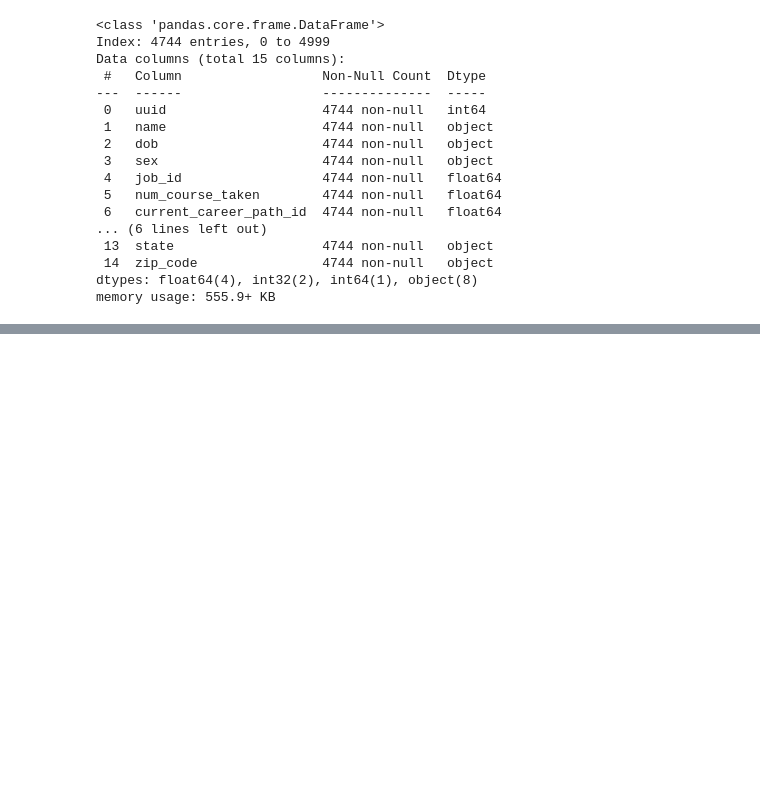
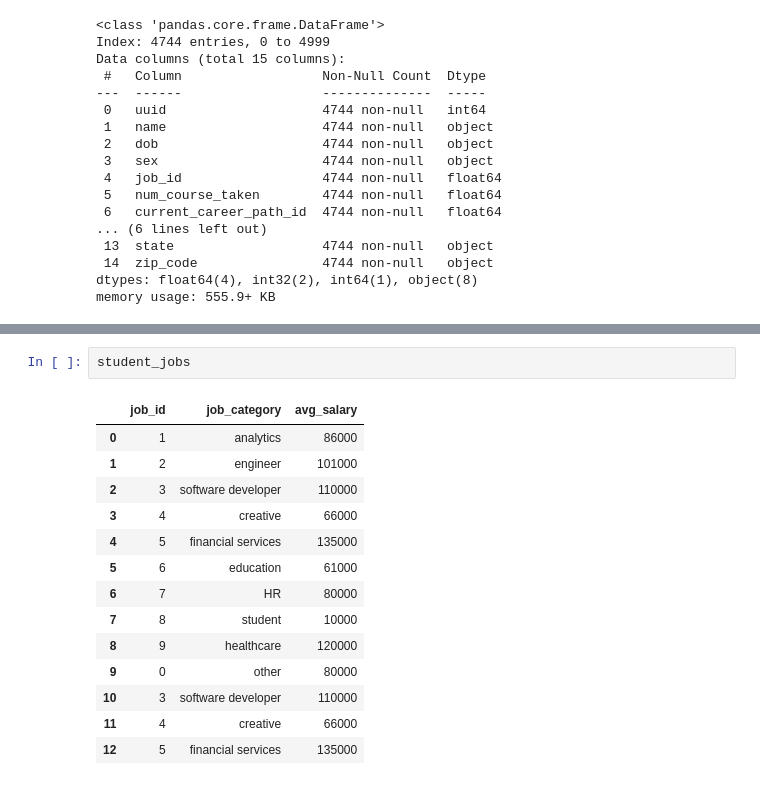
Before and after one commit to JohanTokarskij/DE-subscriber_cancellations_data_pipeline, a Jupyter notebook: dev/project.ipynb, the cells around one changed output, grey strips where cells are left out. Drawn from its saved outputs; the diff is of its cells as text; blank space fills up the shorter version.

```diff
--- a/dev/project.ipynb
+++ b/dev/project.ipynb
@@ -291,0 +341,17 @@ memory usage: 555.9+ KB
+# %%
+student_jobs
+# %% [output]
+|  | job_id | job_category | avg_salary |
+| 0 | 1 | analytics | 86000 |
+| 1 | 2 | engineer | 101000 |
+| 2 | 3 | software developer | 110000 |
+| 3 | 4 | creative | 66000 |
+| 4 | 5 | financial services | 135000 |
+| 5 | 6 | education | 61000 |
+| 6 | 7 | HR | 80000 |
+| 7 | 8 | student | 10000 |
+| 8 | 9 | healthcare | 120000 |
+| 9 | 0 | other | 80000 |
+| 10 | 3 | software developer | 110000 |
+| 11 | 4 | creative | 66000 |
+| 12 | 5 | financial services | 135000 |
```
Also changed, not shown: parts of 17 cells of this notebook, 2 other files.
